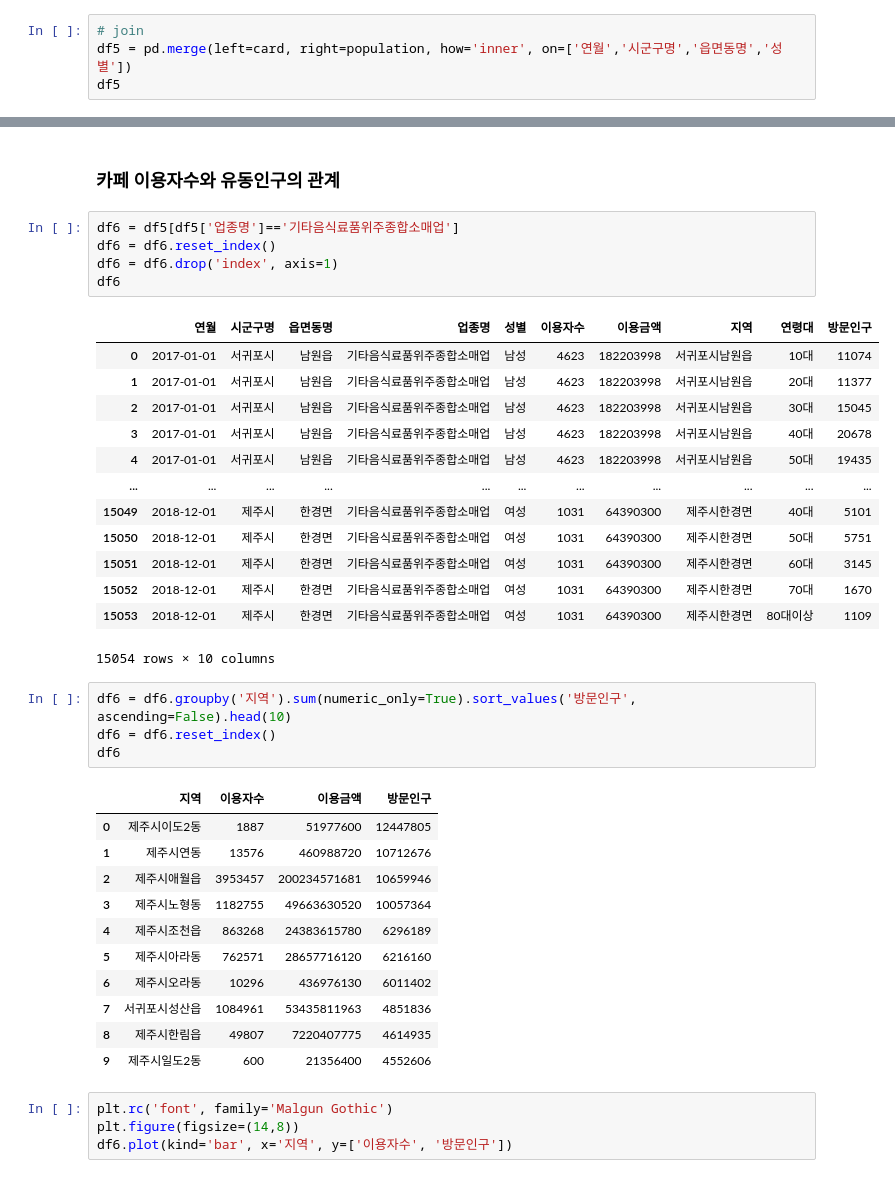
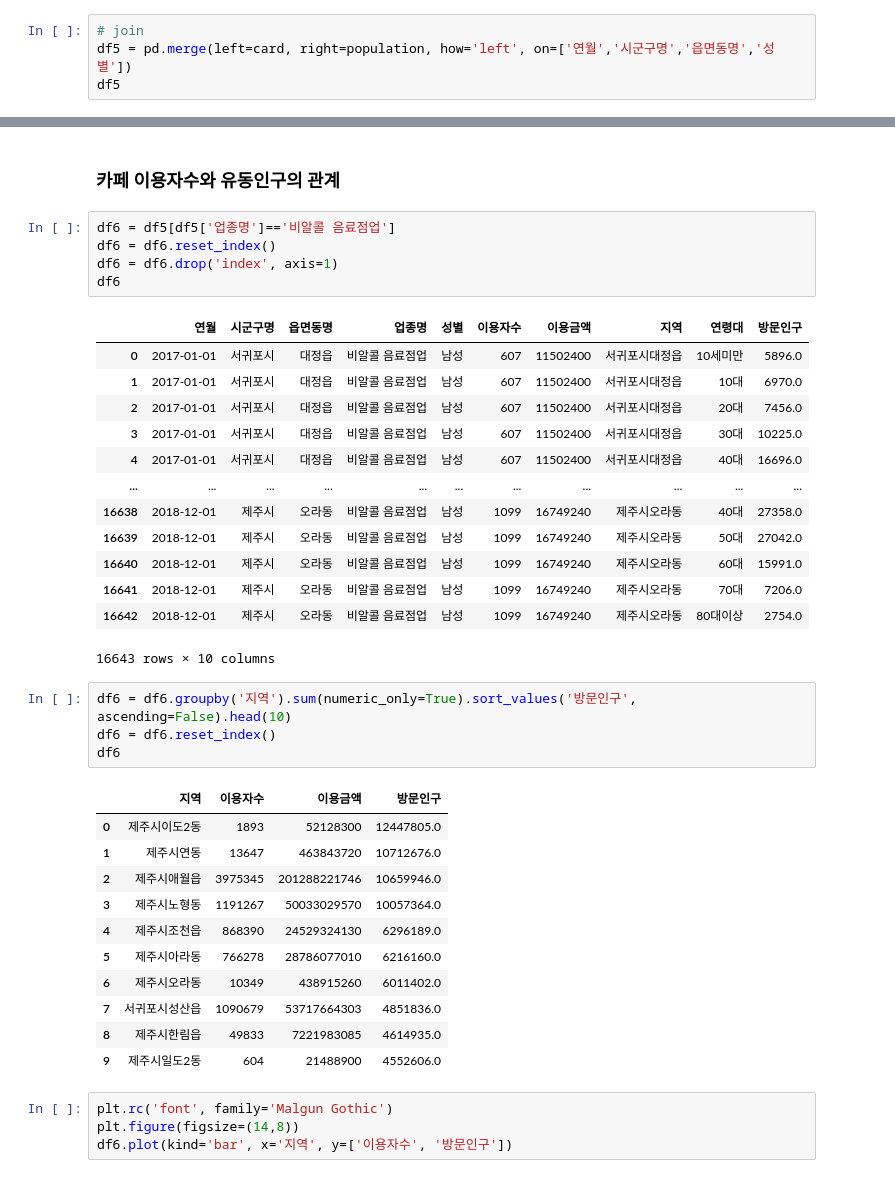
Before and after one commit to Silvercastle/HDAT, a Jupyter notebook: BSJ/Codeit/읍면동단위/DataFrame.ipynb, the cells around one changed output, grey strips where cells are left out. Drawn from its saved outputs; the diff is of its cells as text.

```diff
--- a/BSJ/Codeit/읍면동단위/DataFrame.ipynb
+++ b/BSJ/Codeit/읍면동단위/DataFrame.ipynb
@@ -322,7 +322,7 @@ dtypes: int64(1), object(5)
 memory usage: 24.1+ MB
 # %%
 # join
-df5 = pd.merge(left=card, right=population, how='inner', on=['연월','시군구명','읍면동명','성별'])
+df5 = pd.merge(left=card, right=population, how='left', on=['연월','시군구명','읍면동명','성별'])
 df5
 # %% [output]
 |  | 연월 | 시군구명 | 읍면동명 | 업종명 | 성별 | 이용자수 | 이용금액 | 지역 | 연령대 | 방문인구 |
@@ -369,40 +369,40 @@ df5.describe(include='all')
 # %% [markdown]
 ### 카페 이용자수와 유동인구의 관계
 # %%
-df6 = df5[df5['업종명']=='기타음식료품위주종합소매업']
+df6 = df5[df5['업종명']=='비알콜 음료점업']
 df6 = df6.reset_index()
 df6 = df6.drop('index', axis=1)
 df6
 # %% [output]
 |  | 연월 | 시군구명 | 읍면동명 | 업종명 | 성별 | 이용자수 | 이용금액 | 지역 | 연령대 | 방문인구 |
-| 0 | 2017-01-01 | 서귀포시 | 남원읍 | 기타음식료품위주종합소매업 | 남성 | 4623 | 182203998 | 서귀포시남원읍 | 10대 | 11074 |
-| 1 | 2017-01-01 | 서귀포시 | 남원읍 | 기타음식료품위주종합소매업 | 남성 | 4623 | 182203998 | 서귀포시남원읍 | 20대 | 11377 |
-| 2 | 2017-01-01 | 서귀포시 | 남원읍 | 기타음식료품위주종합소매업 | 남성 | 4623 | 182203998 | 서귀포시남원읍 | 30대 | 15045 |
-| 3 | 2017-01-01 | 서귀포시 | 남원읍 | 기타음식료품위주종합소매업 | 남성 | 4623 | 182203998 | 서귀포시남원읍 | 40대 | 20678 |
-| 4 | 2017-01-01 | 서귀포시 | 남원읍 | 기타음식료품위주종합소매업 | 남성 | 4623 | 182203998 | 서귀포시남원읍 | 50대 | 19435 |
+| 0 | 2017-01-01 | 서귀포시 | 대정읍 | 비알콜 음료점업 | 남성 | 607 | 11502400 | 서귀포시대정읍 | 10세미만 | 5896.0 |
+| 1 | 2017-01-01 | 서귀포시 | 대정읍 | 비알콜 음료점업 | 남성 | 607 | 11502400 | 서귀포시대정읍 | 10대 | 6970.0 |
+| 2 | 2017-01-01 | 서귀포시 | 대정읍 | 비알콜 음료점업 | 남성 | 607 | 11502400 | 서귀포시대정읍 | 20대 | 7456.0 |
+| 3 | 2017-01-01 | 서귀포시 | 대정읍 | 비알콜 음료점업 | 남성 | 607 | 11502400 | 서귀포시대정읍 | 30대 | 10225.0 |
+| 4 | 2017-01-01 | 서귀포시 | 대정읍 | 비알콜 음료점업 | 남성 | 607 | 11502400 | 서귀포시대정읍 | 40대 | 16696.0 |
 | ... | ... | ... | ... | ... | ... | ... | ... | ... | ... | ... |
-| 15049 | 2018-12-01 | 제주시 | 한경면 | 기타음식료품위주종합소매업 | 여성 | 1031 | 64390300 | 제주시한경면 | 40대 | 5101 |
-| 15050 | 2018-12-01 | 제주시 | 한경면 | 기타음식료품위주종합소매업 | 여성 | 1031 | 64390300 | 제주시한경면 | 50대 | 5751 |
-| 15051 | 2018-12-01 | 제주시 | 한경면 | 기타음식료품위주종합소매업 | 여성 | 1031 | 64390300 | 제주시한경면 | 60대 | 3145 |
-| 15052 | 2018-12-01 | 제주시 | 한경면 | 기타음식료품위주종합소매업 | 여성 | 1031 | 64390300 | 제주시한경면 | 70대 | 1670 |
-| 15053 | 2018-12-01 | 제주시 | 한경면 | 기타음식료품위주종합소매업 | 여성 | 1031 | 64390300 | 제주시한경면 | 80대이상 | 1109 |
+| 16638 | 2018-12-01 | 제주시 | 오라동 | 비알콜 음료점업 | 남성 | 1099 | 16749240 | 제주시오라동 | 40대 | 27358.0 |
+| 16639 | 2018-12-01 | 제주시 | 오라동 | 비알콜 음료점업 | 남성 | 1099 | 16749240 | 제주시오라동 | 50대 | 27042.0 |
+| 16640 | 2018-12-01 | 제주시 | 오라동 | 비알콜 음료점업 | 남성 | 1099 | 16749240 | 제주시오라동 | 60대 | 15991.0 |
+| 16641 | 2018-12-01 | 제주시 | 오라동 | 비알콜 음료점업 | 남성 | 1099 | 16749240 | 제주시오라동 | 70대 | 7206.0 |
+| 16642 | 2018-12-01 | 제주시 | 오라동 | 비알콜 음료점업 | 남성 | 1099 | 16749240 | 제주시오라동 | 80대이상 | 2754.0 |
-15054 rows × 10 columns
+16643 rows × 10 columns
 # %%
 df6 = df6.groupby('지역').sum(numeric_only=True).sort_values('방문인구', ascending=False).head(10)
 df6 = df6.reset_index()
 df6
 # %% [output]
 |  | 지역 | 이용자수 | 이용금액 | 방문인구 |
-| 0 | 제주시이도2동 | 1887 | 51977600 | 12447805 |
-| 1 | 제주시연동 | 13576 | 460988720 | 10712676 |
-| 2 | 제주시애월읍 | 3953457 | 200234571681 | 10659946 |
-| 3 | 제주시노형동 | 1182755 | 49663630520 | 10057364 |
-| 4 | 제주시조천읍 | 863268 | 24383615780 | 6296189 |
-| 5 | 제주시아라동 | 762571 | 28657716120 | 6216160 |
-| 6 | 제주시오라동 | 10296 | 436976130 | 6011402 |
-| 7 | 서귀포시성산읍 | 1084961 | 53435811963 | 4851836 |
-| 8 | 제주시한림읍 | 49807 | 7220407775 | 4614935 |
-| 9 | 제주시일도2동 | 600 | 21356400 | 4552606 |
+| 0 | 제주시이도2동 | 1893 | 52128300 | 12447805.0 |
+| 1 | 제주시연동 | 13647 | 463843720 | 10712676.0 |
+| 2 | 제주시애월읍 | 3975345 | 201288221746 | 10659946.0 |
+| 3 | 제주시노형동 | 1191267 | 50033029570 | 10057364.0 |
+| 4 | 제주시조천읍 | 868390 | 24529324130 | 6296189.0 |
+| 5 | 제주시아라동 | 766278 | 28786077010 | 6216160.0 |
+| 6 | 제주시오라동 | 10349 | 438915260 | 6011402.0 |
+| 7 | 서귀포시성산읍 | 1090679 | 53717664303 | 4851836.0 |
+| 8 | 제주시한림읍 | 49833 | 7221983085 | 4614935.0 |
+| 9 | 제주시일도2동 | 604 | 21488900 | 4552606.0 |
 # %%
 plt.rc('font', family='Malgun Gothic')
 plt.figure(figsize=(14,8))
```
Also changed, not shown: parts of 7 cells of this notebook, 3 other files.
